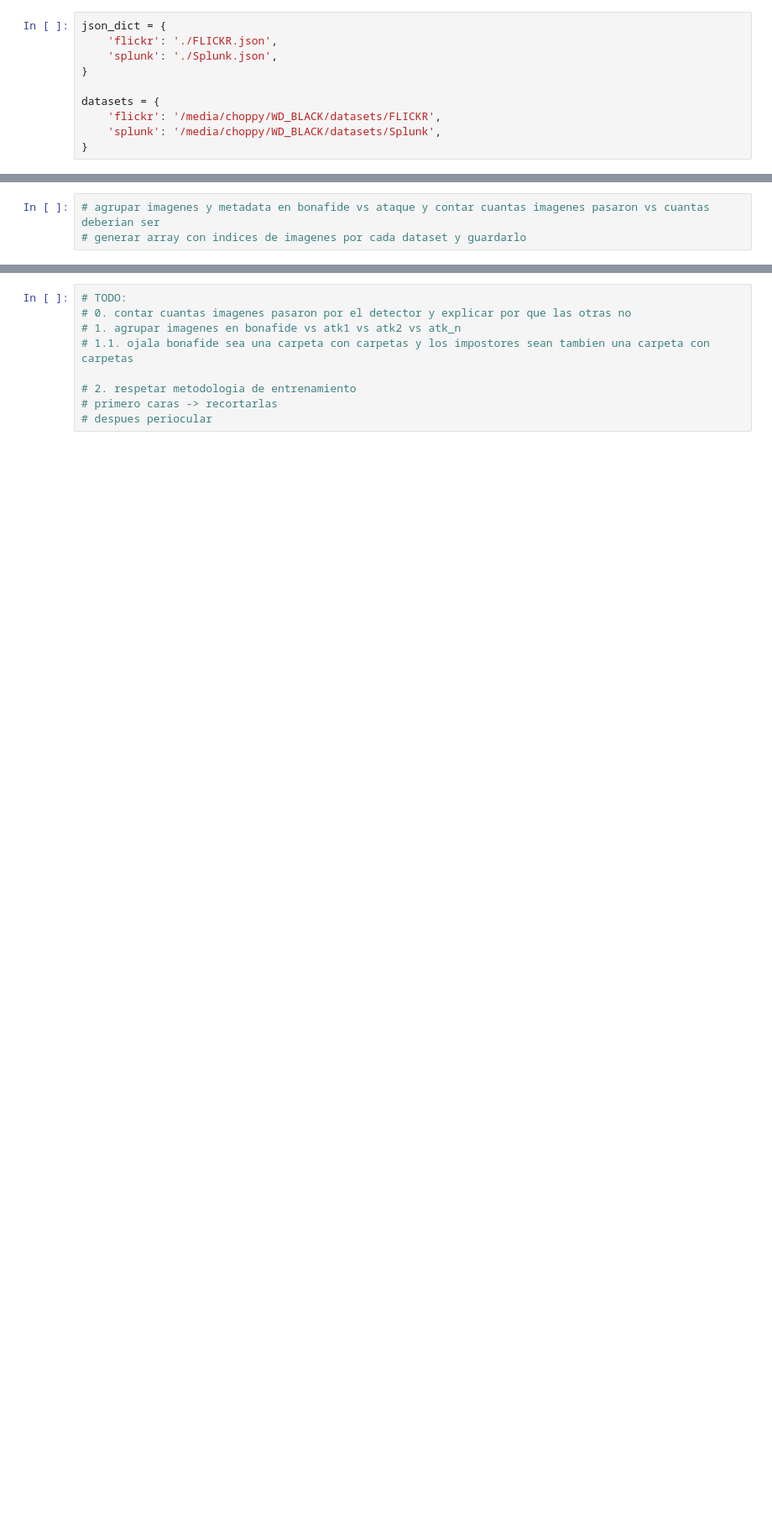
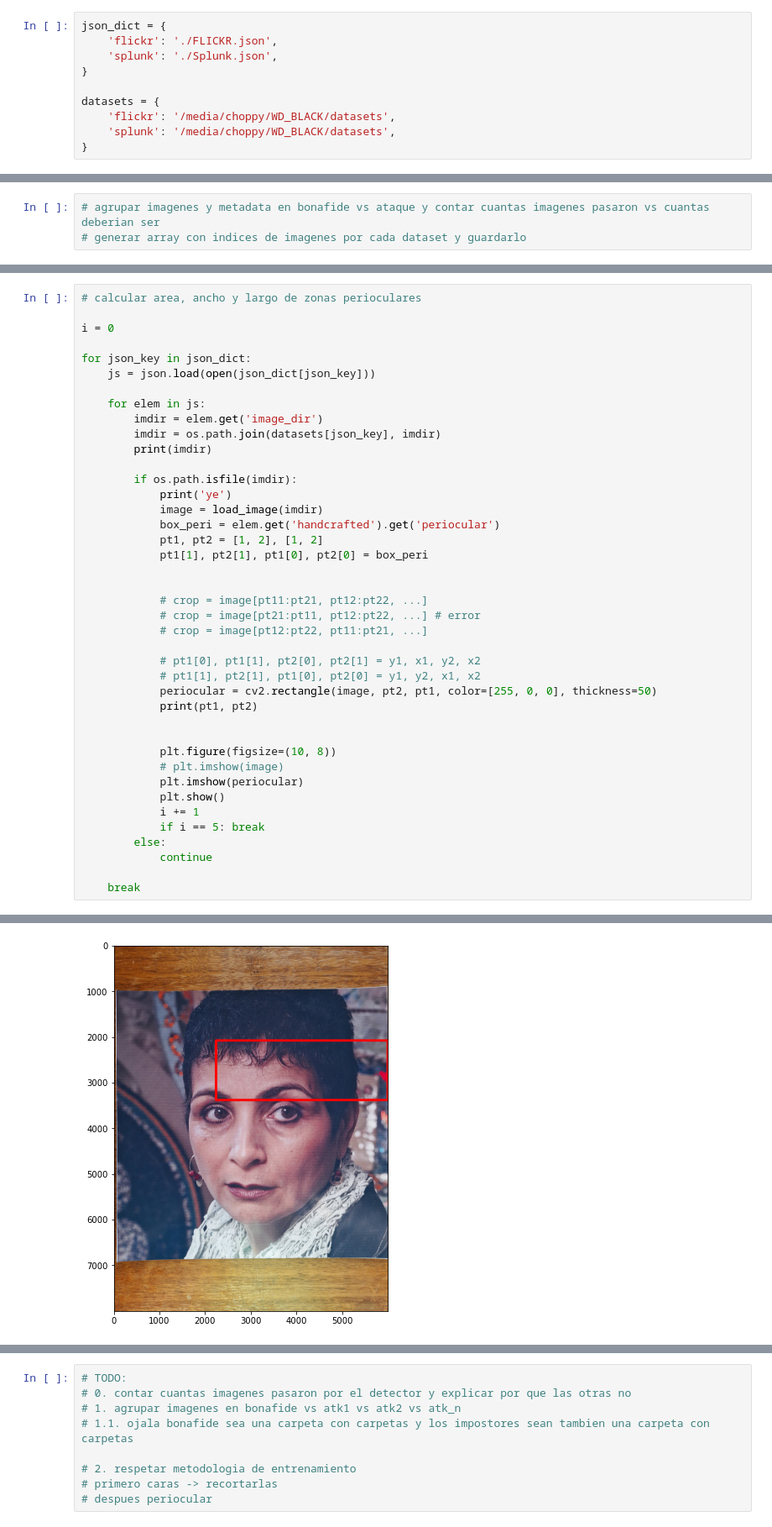
Before and after one commit to Choapinus/thesis-msc-2022, a Jupyter notebook: notebooks/load_marks_json.ipynb, the cells around one changed output, grey strips where cells are left out. Shown at 84% size. Cells and saved outputs as stored; diff of their text form; blank space fills up the shorter version.

```diff
--- a/notebooks/load_marks_json.ipynb
+++ b/notebooks/load_marks_json.ipynb
@@ -10,8 +13,8 @@ json_dict = {
 }
 
 datasets = {
-    'flickr': '/media/choppy/WD_BLACK/datasets/FLICKR',
-    'splunk': '/media/choppy/WD_BLACK/datasets/Splunk',
+    'flickr': '/media/choppy/WD_BLACK/datasets',
+    'splunk': '/media/choppy/WD_BLACK/datasets',
 }
 # %%
 for json_key in json_dict.keys():
@@ -68,0 +73,42 @@ for elem in js:
+# %%
+# calcular area, ancho y largo de zonas perioculares
+
+i = 0
+
+for json_key in json_dict:
+    js = json.load(open(json_dict[json_key]))
+
+    for elem in js:
+        imdir = elem.get('image_dir')
+        imdir = os.path.join(datasets[json_key], imdir)
+        print(imdir)
+
+        if os.path.isfile(imdir):
+            print('ye')
+            image = load_image(imdir)
+            box_peri = elem.get('handcrafted').get('periocular')
+            pt1, pt2 = [1, 2], [1, 2]
+            pt1[1], pt2[1], pt1[0], pt2[0] = box_peri
+
+
+            # crop = image[pt11:pt21, pt12:pt22, ...]
+            # crop = image[pt21:pt11, pt12:pt22, ...] # error
+            # crop = image[pt12:pt22, pt11:pt21, ...]
+
+            # pt1[0], pt1[1], pt2[0], pt2[1] = y1, x1, y2, x2
+            # pt1[1], pt2[1], pt1[0], pt2[0] = y1, y2, x1, x2
+            periocular = cv2.rectangle(image, pt2, pt1, color=[255, 0, 0], thickness=50)
+            print(pt1, pt2)
+
+
+            plt.figure(figsize=(10, 8))
+            # plt.imshow(image)
+            plt.imshow(periocular)
+            plt.show()
+            i += 1
+            if i == 5: break
+        else:
+            continue
+
+    break
+# %% [output]
@@ -68,0 +118 @@ for elem in js:
+[figure, added]
```
Also changed, not shown: parts of 8 cells of this notebook, 2 other files.
